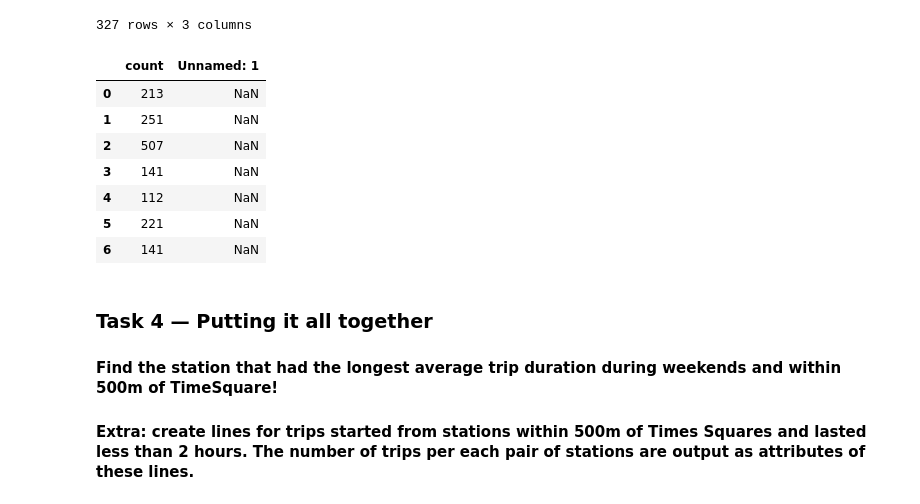
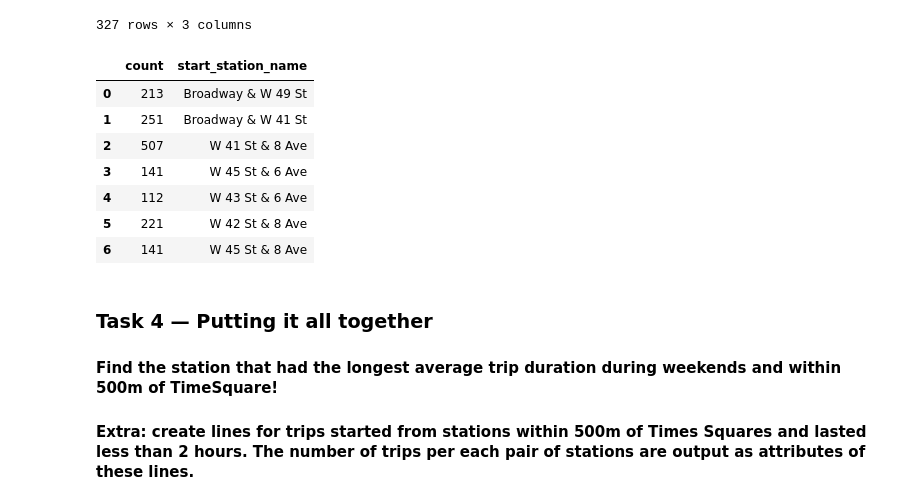
Before and after one commit to ace-gabriel/PUI2018_ty1045, a Jupyter notebook: HW5_ty1045/sql_query_ty1045.ipynb, the cells around one changed output. Cells and saved outputs as stored; diff of their text form; code cells hidden in the pictures.

```diff
--- a/HW5_ty1045/sql_query_ty1045.ipynb
+++ b/HW5_ty1045/sql_query_ty1045.ipynb
@@ -343,22 +343,24 @@ pd.read_csv(StringIO.StringIO(queryCartoDB(task3_1)), sep=',')
 # %%
 # number of trips started per station within 500m of time square
 task3_2 = '''
-select count(start_station_id) from citibike
+select count(start_station_id),
+start_station_name as start_station_name
+from citibike
 where st_dwithin(
 CDB_LatLng(start_station_latitude, start_station_longitude)::geography, CDB_LatLng(40.7577, -73.9857)::geography, 500)
-GROUP BY start_station_id
+GROUP BY start_station_id, start_station_name
 '''
 
 pd.read_csv(StringIO.StringIO(queryCartoDB(task3_2)), sep=',')
 # %% [output]
-|  | count | Unnamed: 1 |
-| 0 | 213 | NaN |
-| 1 | 251 | NaN |
-| 2 | 507 | NaN |
-| 3 | 141 | NaN |
-| 4 | 112 | NaN |
-| 5 | 221 | NaN |
-| 6 | 141 | NaN |
+|  | count | start_station_name |
+| 0 | 213 | Broadway & W 49 St |
+| 1 | 251 | Broadway & W 41 St |
+| 2 | 507 | W 41 St & 8 Ave |
+| 3 | 141 | W 45 St & 6 Ave |
+| 4 | 112 | W 43 St & 6 Ave |
+| 5 | 221 | W 42 St & 8 Ave |
+| 6 | 141 | W 45 St & 8 Ave |
 # %% [markdown]
 ### Task 4 — Putting it all together
 #### Find the station that had the longest average trip duration during weekends and within 500m of TimeSquare!
```
Also changed, not shown: 1 other file.
